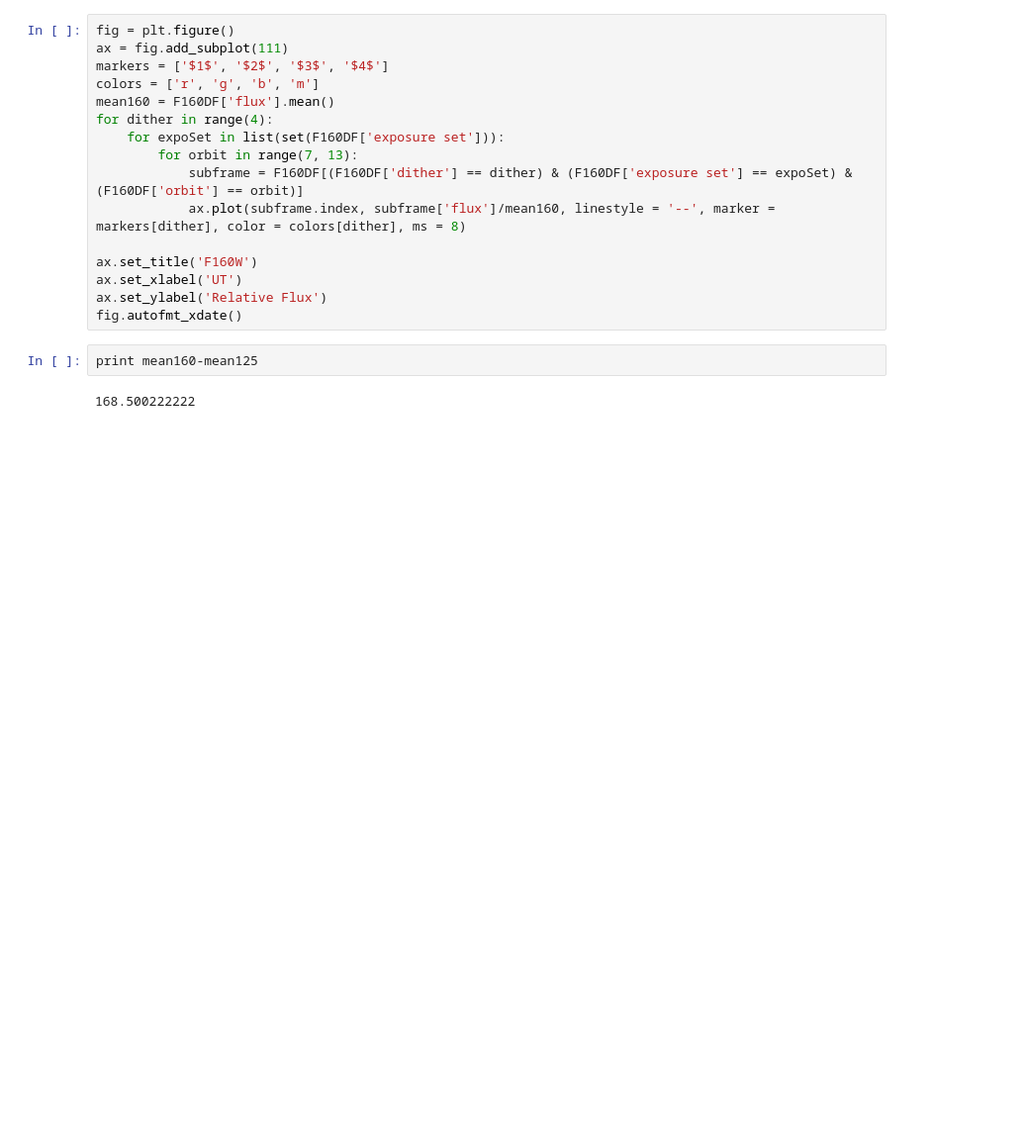
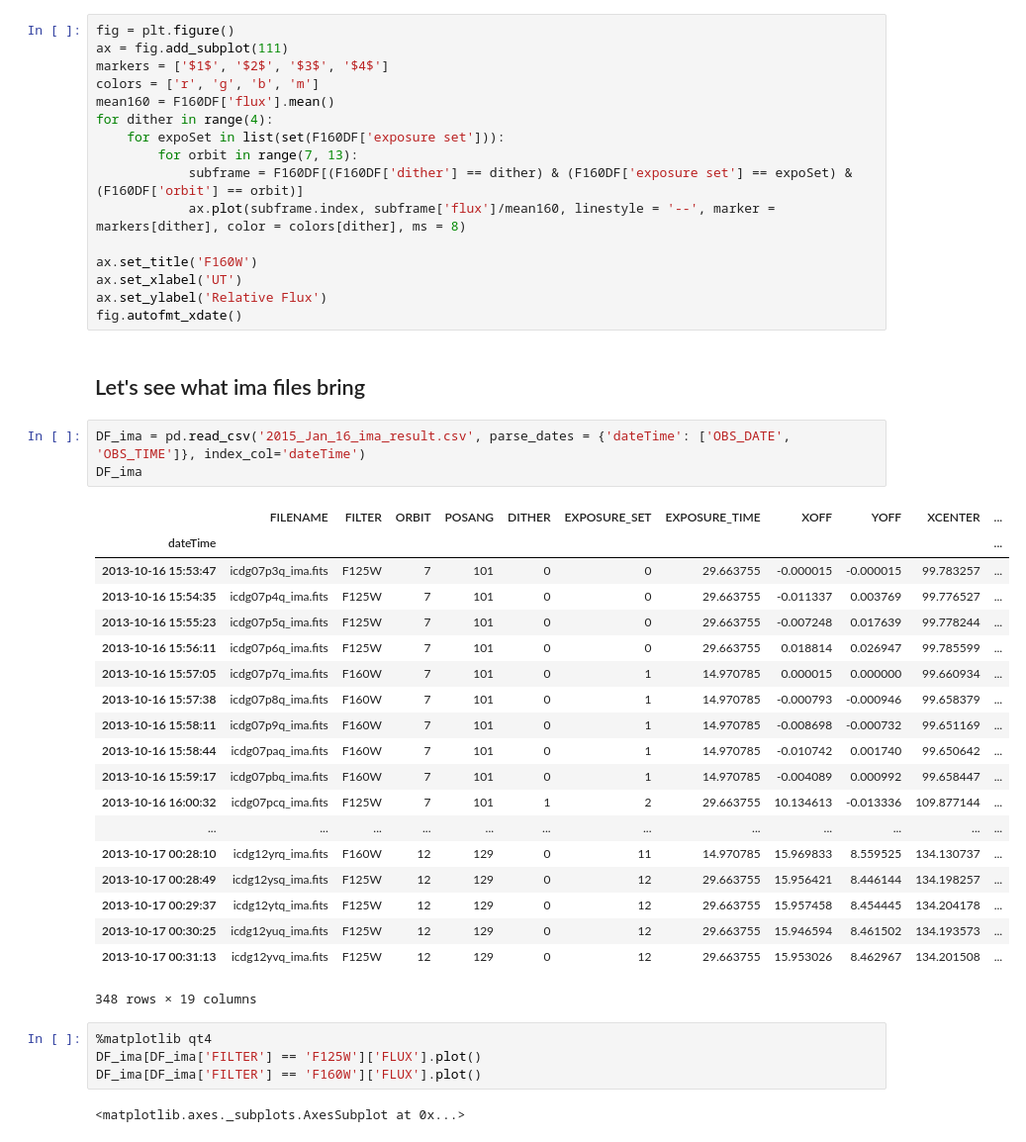
Before and after one commit to YifZhou/Exoplanet-Patchy-Clouds, a Jupyter notebook: ABPIC_Data_Analysis/plotLightCurve.ipynb, the cells around one changed output. Shown: that part at 99% size. Cells and saved outputs as stored; diff of their text form; blank space fills up the shorter version.

```diff
--- a/ABPIC_Data_Analysis/plotLightCurve.ipynb
+++ b/ABPIC_Data_Analysis/plotLightCurve.ipynb
@@ -202,7 +202,34 @@ ax.set_title('F160W')
 ax.set_xlabel('UT')
 ax.set_ylabel('Relative Flux')
 fig.autofmt_xdate()
-# %%
-print mean160-mean125
-# %% [output]
-168.500222222
+# %% [markdown]
+## Let's see what ima files bring
+# %%
+DF_ima = pd.read_csv('2015_Jan_16_ima_result.csv', parse_dates = {'dateTime': ['OBS_DATE', 'OBS_TIME']}, index_col='dateTime')
+DF_ima
+# %% [output]
+|  | FILENAME | FILTER | ORBIT | POSANG | DITHER | EXPOSURE_SET | EXPOSURE_TIME | XOFF | YOFF | XCENTER | ... |
+| dateTime |  |  |  |  |  |  |  |  |  |  | ... |
+| 2013-10-16 15:53:47 | icdg07p3q_ima.fits | F125W | 7 | 101 | 0 | 0 | 29.663755 | -0.000015 | -0.000015 | 99.783257 | ... |
+| 2013-10-16 15:54:35 | icdg07p4q_ima.fits | F125W | 7 | 101 | 0 | 0 | 29.663755 | -0.011337 | 0.003769 | 99.776527 | ... |
+| 2013-10-16 15:55:23 | icdg07p5q_ima.fits | F125W | 7 | 101 | 0 | 0 | 29.663755 | -0.007248 | 0.017639 | 99.778244 | ... |
+| 2013-10-16 15:56:11 | icdg07p6q_ima.fits | F125W | 7 | 101 | 0 | 0 | 29.663755 | 0.018814 | 0.026947 | 99.785599 | ... |
+| 2013-10-16 15:57:05 | icdg07p7q_ima.fits | F160W | 7 | 101 | 0 | 1 | 14.970785 | 0.000015 | 0.000000 | 99.660934 | ... |
+| 2013-10-16 15:57:38 | icdg07p8q_ima.fits | F160W | 7 | 101 | 0 | 1 | 14.970785 | -0.000793 | -0.000946 | 99.658379 | ... |
+| 2013-10-16 15:58:11 | icdg07p9q_ima.fits | F160W | 7 | 101 | 0 | 1 | 14.970785 | -0.008698 | -0.000732 | 99.651169 | ... |
+| 2013-10-16 15:58:44 | icdg07paq_ima.fits | F160W | 7 | 101 | 0 | 1 | 14.970785 | -0.010742 | 0.001740 | 99.650642 | ... |
+| 2013-10-16 15:59:17 | icdg07pbq_ima.fits | F160W | 7 | 101 | 0 | 1 | 14.970785 | -0.004089 | 0.000992 | 99.658447 | ... |
+| 2013-10-16 16:00:32 | icdg07pcq_ima.fits | F125W | 7 | 101 | 1 | 2 | 29.663755 | 10.134613 | -0.013336 | 109.877144 | ... |
+| ... | ... | ... | ... | ... | ... | ... | ... | ... | ... | ... | ... |
+| 2013-10-17 00:28:10 | icdg12yrq_ima.fits | F160W | 12 | 129 | 0 | 11 | 14.970785 | 15.969833 | 8.559525 | 134.130737 | ... |
+| 2013-10-17 00:28:49 | icdg12ysq_ima.fits | F125W | 12 | 129 | 0 | 12 | 29.663755 | 15.956421 | 8.446144 | 134.198257 | ... |
+| 2013-10-17 00:29:37 | icdg12ytq_ima.fits | F125W | 12 | 129 | 0 | 12 | 29.663755 | 15.957458 | 8.454445 | 134.204178 | ... |
+| 2013-10-17 00:30:25 | icdg12yuq_ima.fits | F125W | 12 | 129 | 0 | 12 | 29.663755 | 15.946594 | 8.461502 | 134.193573 | ... |
+| 2013-10-17 00:31:13 | icdg12yvq_ima.fits | F125W | 12 | 129 | 0 | 12 | 29.663755 | 15.953026 | 8.462967 | 134.201508 | ... |
+348 rows × 19 columns
+# %%
+%matplotlib qt4
+DF_ima[DF_ima['FILTER'] == 'F125W']['FLUX'].plot()
+DF_ima[DF_ima['FILTER'] == 'F160W']['FLUX'].plot()
+# %% [output]
+<matplotlib.axes._subplots.AxesSubplot at 0x...>
```
Also changed, not shown: 14 other files.
